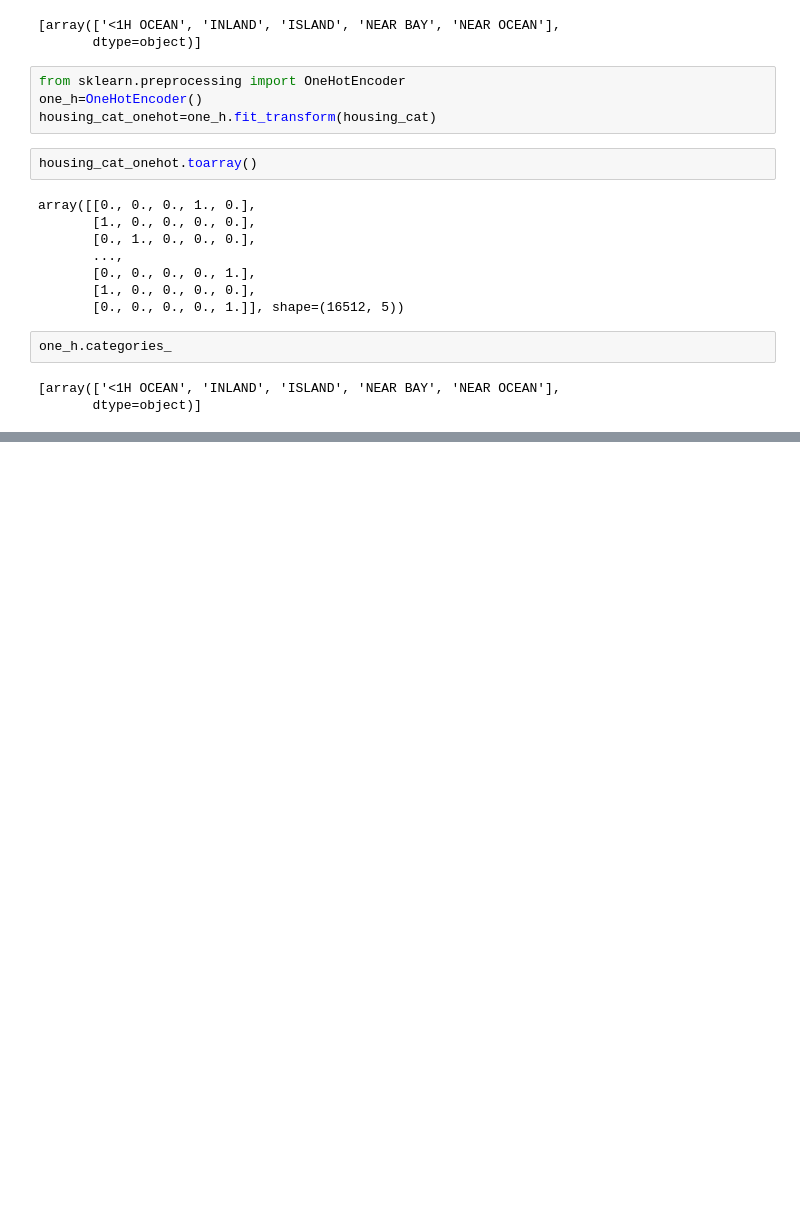
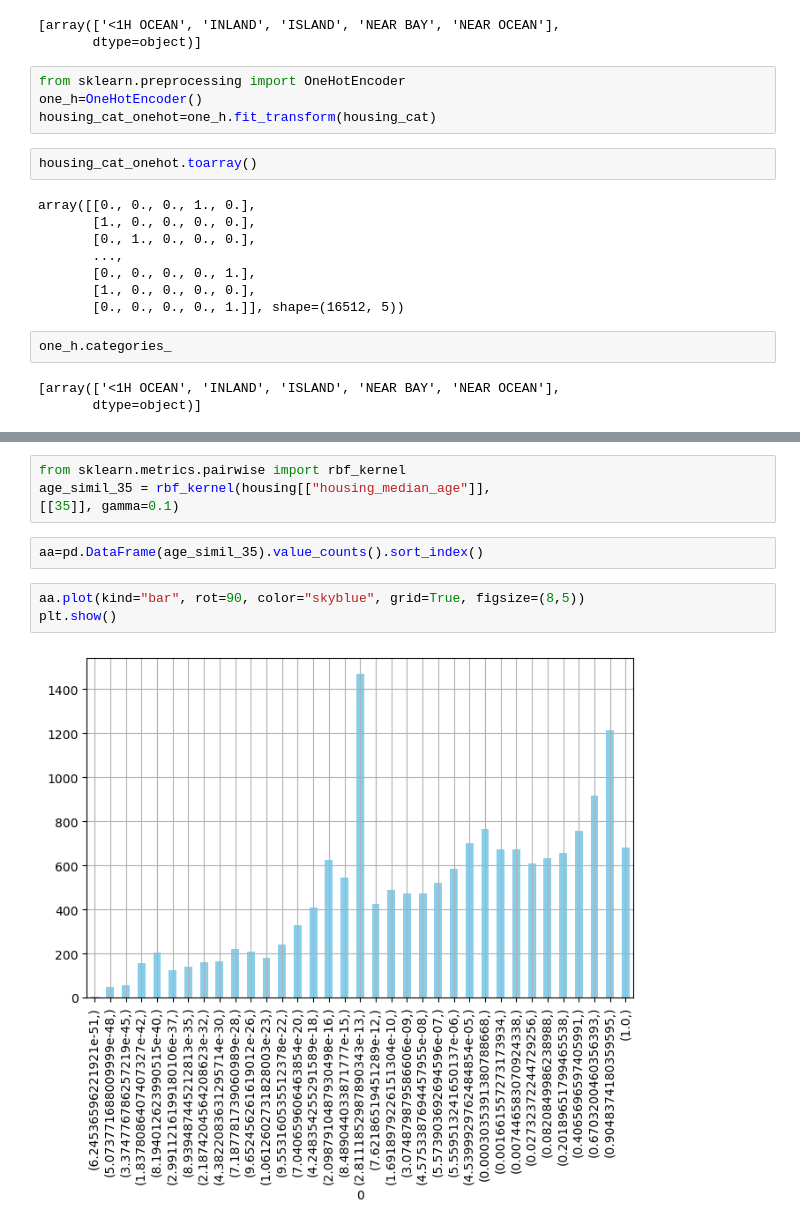
Before and after one commit to farshadnassiri/California-Housing, a Jupyter notebook: California Housing.ipynb, the cells around one changed output, grey strips where cells are left out. Saved outputs shown, nothing was run; the diff lists cells and outputs as text; blank space fills up the shorter version.

```diff
--- a/California Housing.ipynb
+++ b/California Housing.ipynb
@@ -342,0 +364,11 @@ one_h.categories_
+# %%
+from sklearn.metrics.pairwise import rbf_kernel
+age_simil_35 = rbf_kernel(housing[["housing_median_age"]],
+[[35]], gamma=0.1)
+# %%
+aa=pd.DataFrame(age_simil_35).value_counts().sort_index()
+# %%
+aa.plot(kind="bar", rot=90, color="skyblue", grid=True, figsize=(8,5))
+plt.show()
+# %% [output]
+[figure, added]
```
Also changed, not shown: parts of 3 cells of this notebook.
